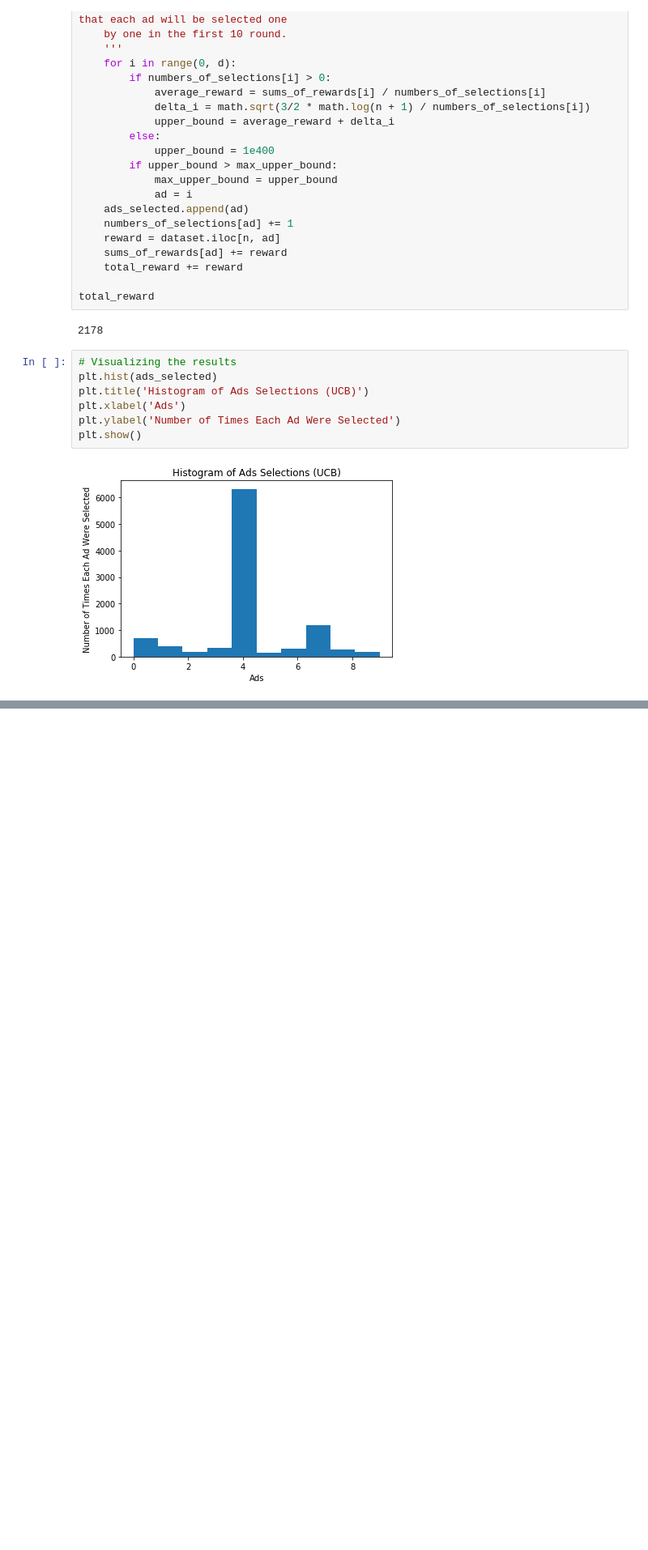
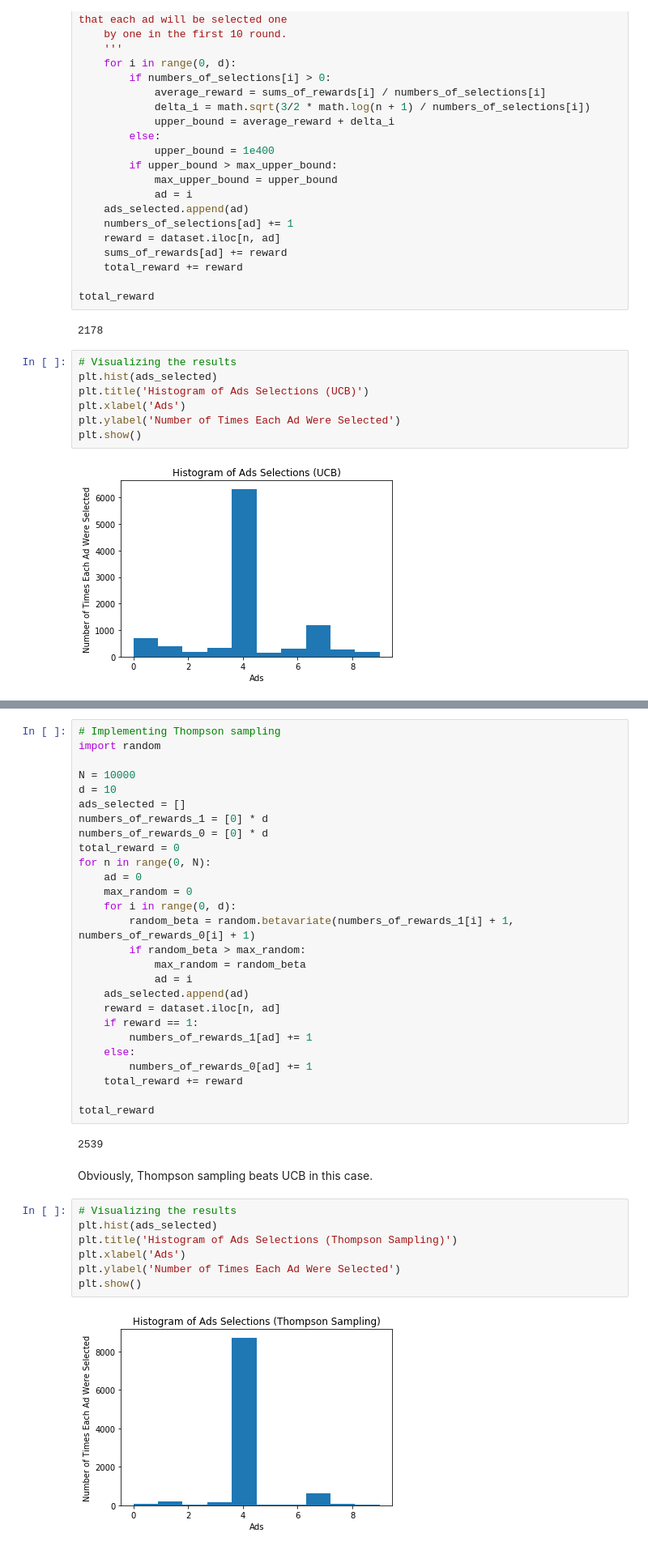
Before and after one commit to yinghaoz1/machine-learning-A-Z, a Jupyter notebook: Part 6 - Reinforcement Learning/reinforcement-learning.ipynb, the cells around one changed output, grey strips where cells are left out. Shown at 81% size. Drawn from its saved outputs; the diff is of its cells as text; blank space fills up the shorter version.

```diff
--- a/Part 6 - Reinforcement Learning/reinforcement-learning.ipynb
+++ b/Part 6 - Reinforcement Learning/reinforcement-learning.ipynb
@@ -118,0 +160,40 @@ plt.show()
+# %%
+# Implementing Thompson sampling
+import random
+
+N = 10000
+d = 10
+ads_selected = []
+numbers_of_rewards_1 = [0] * d
+numbers_of_rewards_0 = [0] * d
+total_reward = 0
+for n in range(0, N):
+    ad = 0
+    max_random = 0
+    for i in range(0, d):
+        random_beta = random.betavariate(numbers_of_rewards_1[i] + 1, numbers_of_rewards_0[i] + 1)
+        if random_beta > max_random:
+            max_random = random_beta
+            ad = i
+    ads_selected.append(ad)
+    reward = dataset.iloc[n, ad]
+    if reward == 1:
+        numbers_of_rewards_1[ad] += 1
+    else:
+        numbers_of_rewards_0[ad] += 1
+    total_reward += reward
+
+total_reward
+# %% [output]
+2539
+# %% [markdown]
+Obviously, Thompson sampling beats UCB in this case.
+# %%
+# Visualizing the results
+plt.hist(ads_selected)
+plt.title('Histogram of Ads Selections (Thompson Sampling)')
+plt.xlabel('Ads')
+plt.ylabel('Number of Times Each Ad Were Selected')
+plt.show()
+# %% [output]
+[figure, added]
```
Also changed, not shown: parts of 3 cells of this notebook, 12 other files.
